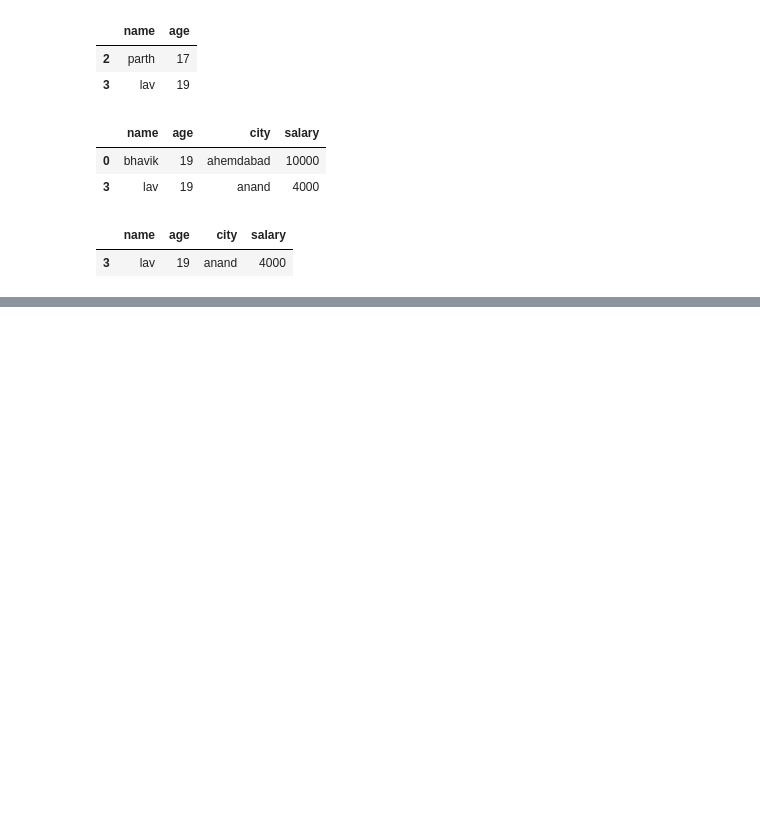
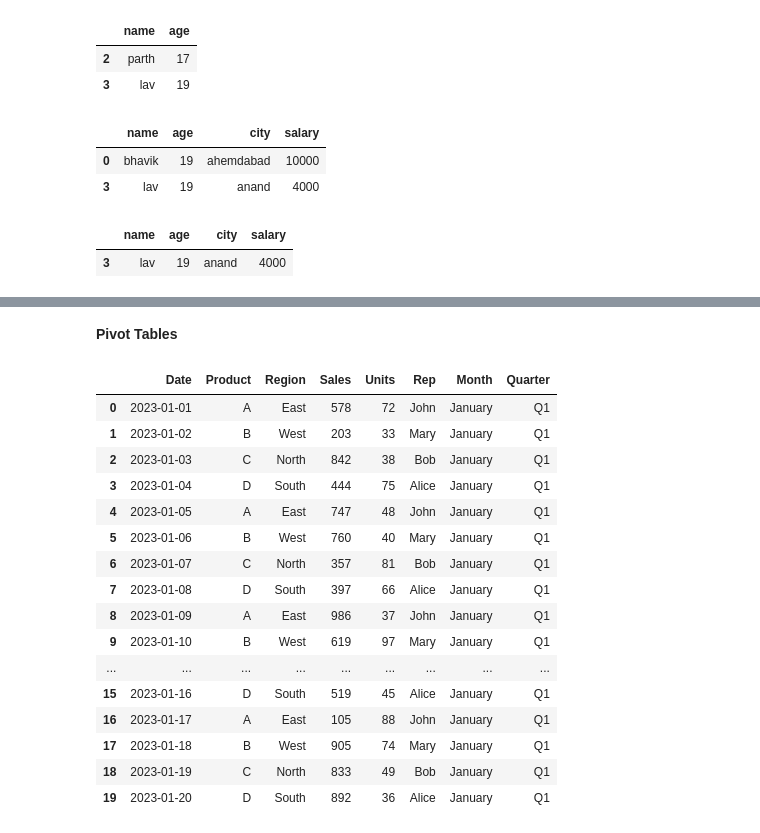
Before and after one commit to Bhavikpatel2910/python-learning-, a Jupyter notebook: panda/panda.ipynb, the cells around one changed output, grey strips where cells are left out. Saved outputs shown, nothing was run; the diff lists cells and outputs as text; code cells hidden in the pictures; blank space fills up the shorter version.

```diff
--- a/panda/panda.ipynb
+++ b/panda/panda.ipynb
@@ -162,0 +486,37 @@ df2[(df2["age"]>18) & (df2["salary"]==4000)]
+# %% [markdown]
+**Pivot Tables**
+# %%
+data = {
+    'Date': pd.date_range('2023-01-01', periods=20),
+    'Product': ['A', 'B', 'C', 'D'] * 5,
+    'Region': ['East', 'West', 'North', 'South', 'East', 'West', 'North', 'South', 'East', 'West',
+               'North', 'South', 'East', 'West', 'North', 'South', 'East', 'West', 'North', 'South'],
+    'Sales': np.random.randint(100, 1000, 20),
+    'Units': np.random.randint(10, 100, 20),
+    'Rep': ['John', 'Mary', 'Bob', 'Alice', 'John', 'Mary', 'Bob', 'Alice', 'John', 'Mary',
+            'Bob', 'Alice', 'John', 'Mary', 'Bob', 'Alice', 'John', 'Mary', 'Bob', 'Alice']
+}
+
+df = pd.DataFrame(data)
+
+df['Month'] = df['Date'].dt.month_name()
+df['Quarter'] = 'Q' + df['Date'].dt.quarter.astype(str)
+df
+# %% [output]
+|  | Date | Product | Region | Sales | Units | Rep | Month | Quarter |
+| 0 | 2023-01-01 | A | East | 578 | 72 | John | January | Q1 |
+| 1 | 2023-01-02 | B | West | 203 | 33 | Mary | January | Q1 |
+| 2 | 2023-01-03 | C | North | 842 | 38 | Bob | January | Q1 |
+| 3 | 2023-01-04 | D | South | 444 | 75 | Alice | January | Q1 |
+| 4 | 2023-01-05 | A | East | 747 | 48 | John | January | Q1 |
+| 5 | 2023-01-06 | B | West | 760 | 40 | Mary | January | Q1 |
+| 6 | 2023-01-07 | C | North | 357 | 81 | Bob | January | Q1 |
+| 7 | 2023-01-08 | D | South | 397 | 66 | Alice | January | Q1 |
+| 8 | 2023-01-09 | A | East | 986 | 37 | John | January | Q1 |
+| 9 | 2023-01-10 | B | West | 619 | 97 | Mary | January | Q1 |
+| ... | ... | ... | ... | ... | ... | ... | ... | ... |
+| 15 | 2023-01-16 | D | South | 519 | 45 | Alice | January | Q1 |
+| 16 | 2023-01-17 | A | East | 105 | 88 | John | January | Q1 |
+| 17 | 2023-01-18 | B | West | 905 | 74 | Mary | January | Q1 |
+| 18 | 2023-01-19 | C | North | 833 | 49 | Bob | January | Q1 |
+| 19 | 2023-01-20 | D | South | 892 | 36 | Alice | January | Q1 |
```
Also changed, not shown: parts of 65 cells of this notebook.
